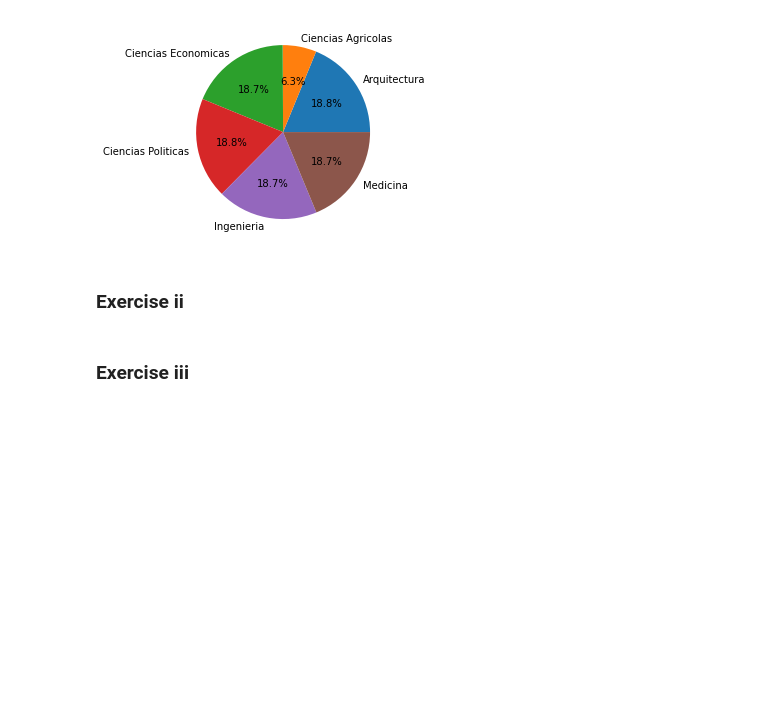
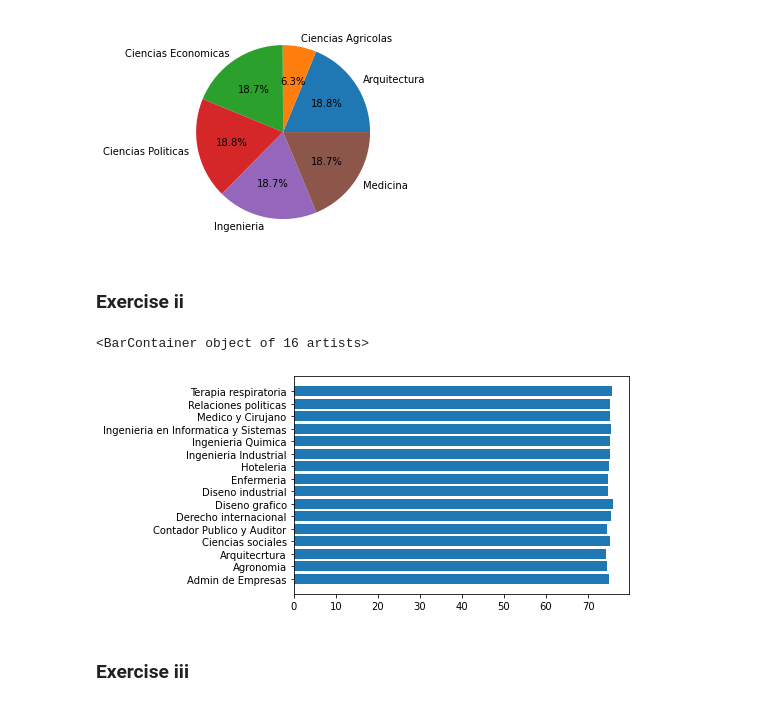
Before and after one commit to mochisvelas/DataAnalysis, a Jupyter notebook: HOJAS DE TRABAJO/PyIntro/dataManipulation.ipynb, the cells around one changed output. Drawn from its saved outputs; the diff is of its cells as text; code cells hidden in the pictures; blank space fills up the shorter version.

```diff
--- a/HOJAS DE TRABAJO/PyIntro/dataManipulation.ipynb
+++ b/HOJAS DE TRABAJO/PyIntro/dataManipulation.ipynb
@@ -111,5 +111,14 @@ plt.pie(df_examFacultyCount['ExamCount'], labels=df_examFacultyCount.NombreFacul
 [figure]
 # %% [markdown]
 ### Exercise ii
+# %%
+df_CareerAvg = pd.read_sql('select * from fact.examen e inner join dimension.carrera c on e.sk_carrera = c.sk_carrera', connection)
+#df_CareerAvg.head(5)
+# %%
+df_GroupedCarrerAvg = df_CareerAvg.groupby('NombreCarrera').mean()['NotaTotal'].reset_index(name='Career mean')
+plt.barh(df_GroupedCarrerAvg['NombreCarrera'], df_GroupedCarrerAvg['Career mean'])
+# %% [output]
+<BarContainer object of 16 artists>
+[figure, added]
 # %% [markdown]
 ### Exercise iii
```
Also changed, not shown: parts of 2 cells of this notebook.
